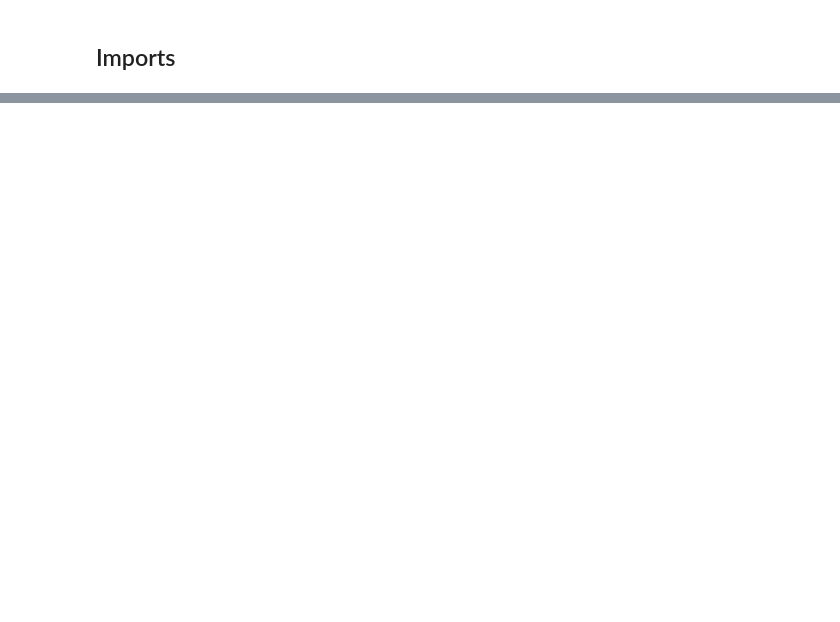
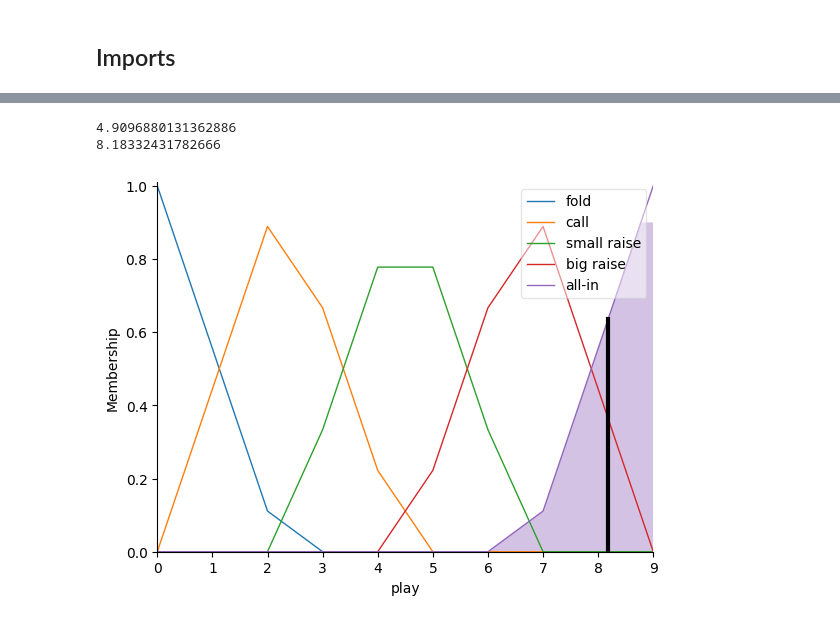
Before and after one commit to pedromiglou/Fuzzy_Logic_Game_AI, a Jupyter notebook: PokerAI.ipynb, the cells around one changed output, grey strips where cells are left out. Drawn from its saved outputs; the diff is of its cells as text; code cells hidden in the pictures; blank space fills up the shorter version.

```diff
--- a/PokerAI.ipynb
+++ b/PokerAI.ipynb
@@ -204,7 +241,11 @@ play.view(sim=problem)
 # %%
-probs = {'Royal Flush': 100, 'Straight Flush': 100, 'Four of a Kind': 100, 'Full House': 100, 'Flush': 100, 'Straight': 100, 'Three of a Kind': 100, 'Two Pair': 100, 'Pair': 100, 'High Card': 100}
-problem = bestPlay(problem,1,20,probs, board_q=5)
-print(problem.output['suit'])
+probs = {'Royal Flush': 1, 'Straight Flush': 1, 'Four of a Kind': 1, 'Full House': 1, 'Flush': 1, 'Straight': 1, 'Three of a Kind': 1, 'Two Pair': 1, 'Pair': 1, 'High Card': 1}
+problem = bestPlay(problem, 1, 20, probs, board_q=5)
+print(problem.output['hand'])
 print(problem.output['play'])
 play.view(sim=problem)
+# %% [output]
+4.9096880131362886
+8.18332431782666
+[figure, added]
 # %%
```
Also changed, not shown: parts of 20 cells of this notebook, 1 other file.
